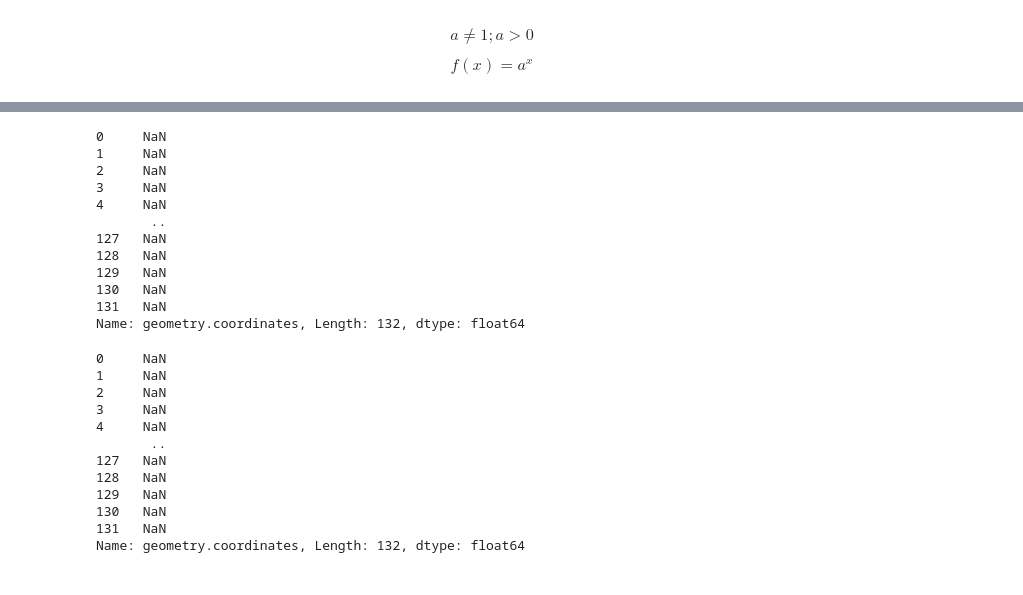
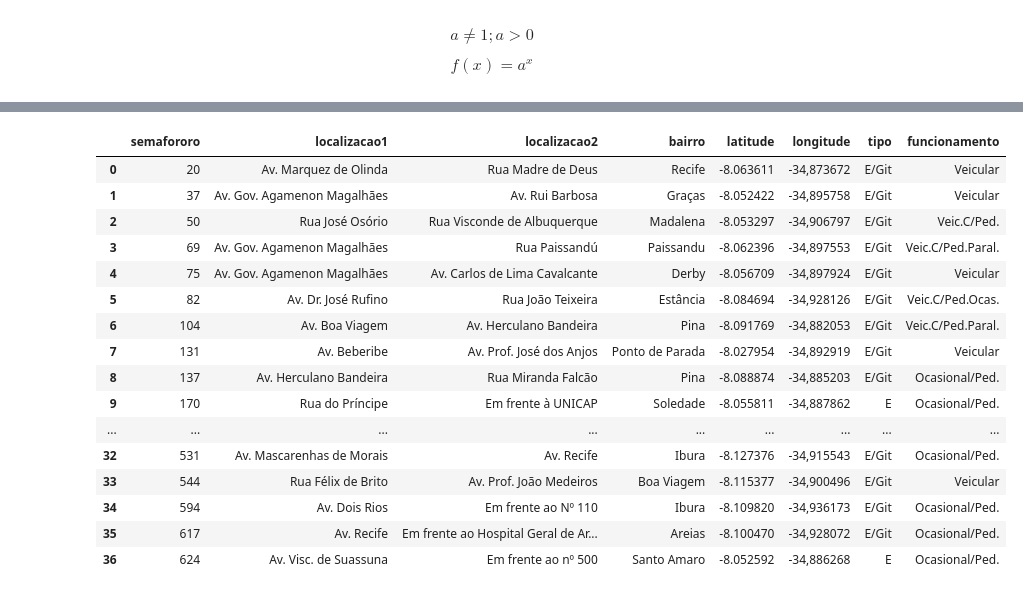
Before and after one commit to cantaruttim/Learning_Python, a Jupyter notebook: Matplotlib/Untitled.ipynb, the cells around one changed output, grey strips where cells are left out. Cells and saved outputs as stored; diff of their text form; code cells hidden in the pictures.

```diff
--- a/Matplotlib/Untitled.ipynb
+++ b/Matplotlib/Untitled.ipynb
@@ -413,30 +97,26 @@ df['geometry.coordinates'].str.split(expand=True)
-# %%
-df['geometry.coordinates'].str.removeprefix(' ,')
-# %% [output]
-0     NaN
-1     NaN
-2     NaN
-3     NaN
-4     NaN
-       ..
-127   NaN
-128   NaN
-129   NaN
-130   NaN
-131   NaN
-Name: geometry.coordinates, Length: 132, dtype: float64
-# %%
-df['geometry.coordinates'].str.partition('], ', expand=False)
-# %% [output]
-0     NaN
-1     NaN
-2     NaN
-3     NaN
-4     NaN
-       ..
-127   NaN
-128   NaN
-129   NaN
-130   NaN
-131   NaN
-Name: geometry.coordinates, Length: 132, dtype: float64
+# %%
+df_def = pd.read_csv('semaforodefvisual.csv', sep=';', encoding='UTF-8')
+
+df_cicli = pd.read_csv('semaforociclista.csv', sep=';')
+
+df_ped = pd.read_csv('semaforoiluminacao.csv', sep=';')
+# %%
+df_ped
+# %% [output]
+|  | semafororo | localizacao1 | localizacao2 | bairro | latitude | longitude | tipo | funcionamento |
+| 0 | 20 | Av. Marquez de Olinda | Rua Madre de Deus | Recife | -8.063611 | -34,873672 | E/Git | Veicular |
+| 1 | 37 | Av. Gov. Agamenon Magalhães | Av. Rui Barbosa | Graças | -8.052422 | -34,895758 | E/Git | Veicular |
+| 2 | 50 | Rua José Osório | Rua Visconde de Albuquerque | Madalena | -8.053297 | -34,906797 | E/Git | Veic.C/Ped. |
+| 3 | 69 | Av. Gov. Agamenon Magalhães | Rua Paissandú | Paissandu | -8.062396 | -34,897553 | E/Git | Veic.C/Ped.Paral. |
+| 4 | 75 | Av. Gov. Agamenon Magalhães | Av. Carlos de Lima Cavalcante | Derby | -8.056709 | -34,897924 | E/Git | Veicular |
+| 5 | 82 | Av. Dr. José Rufino | Rua João Teixeira | Estância | -8.084694 | -34,928126 | E/Git | Veic.C/Ped.Ocas. |
+| 6 | 104 | Av. Boa Viagem | Av. Herculano Bandeira | Pina | -8.091769 | -34,882053 | E/Git | Veic.C/Ped.Paral. |
+| 7 | 131 | Av. Beberibe | Av. Prof. José dos Anjos | Ponto de Parada | -8.027954 | -34,892919 | E/Git | Veicular |
+| 8 | 137 | Av. Herculano Bandeira | Rua Miranda Falcão | Pina | -8.088874 | -34,885203 | E/Git | Ocasional/Ped. |
+| 9 | 170 | Rua do Príncipe | Em frente à UNICAP | Soledade | -8.055811 | -34,887862 | E | Ocasional/Ped. |
+| ... | ... | ... | ... | ... | ... | ... | ... | ... |
+| 32 | 531 | Av. Mascarenhas de Morais | Av. Recife | Ibura | -8.127376 | -34,915543 | E/Git | Ocasional/Ped. |
+| 33 | 544 | Rua Félix de Brito | Av. Prof. João Medeiros | Boa Viagem | -8.115377 | -34,900496 | E/Git | Veicular |
+| 34 | 594 | Av. Dois Rios | Em frente ao Nº 110 | Ibura | -8.109820 | -34,936173 | E/Git | Ocasional/Ped. |
+| 35 | 617 | Av. Recife | Em frente ao Hospital Geral de Ar... | Areias | -8.100470 | -34,928072 | E/Git | Ocasional/Ped. |
+| 36 | 624 | Av. Visc. de Suassuna | Em frente ao nº 500 | Santo Amaro | -8.052592 | -34,886268 | E | Ocasional/Ped. |
```
Also changed, not shown: parts of 17 cells of this notebook, 3 other files.
